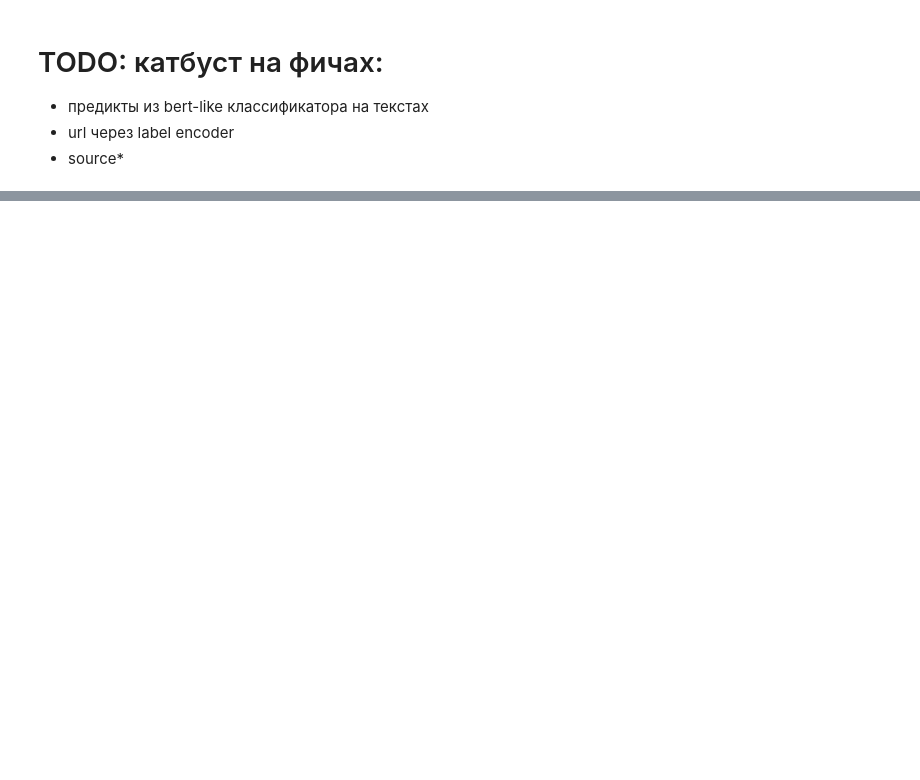
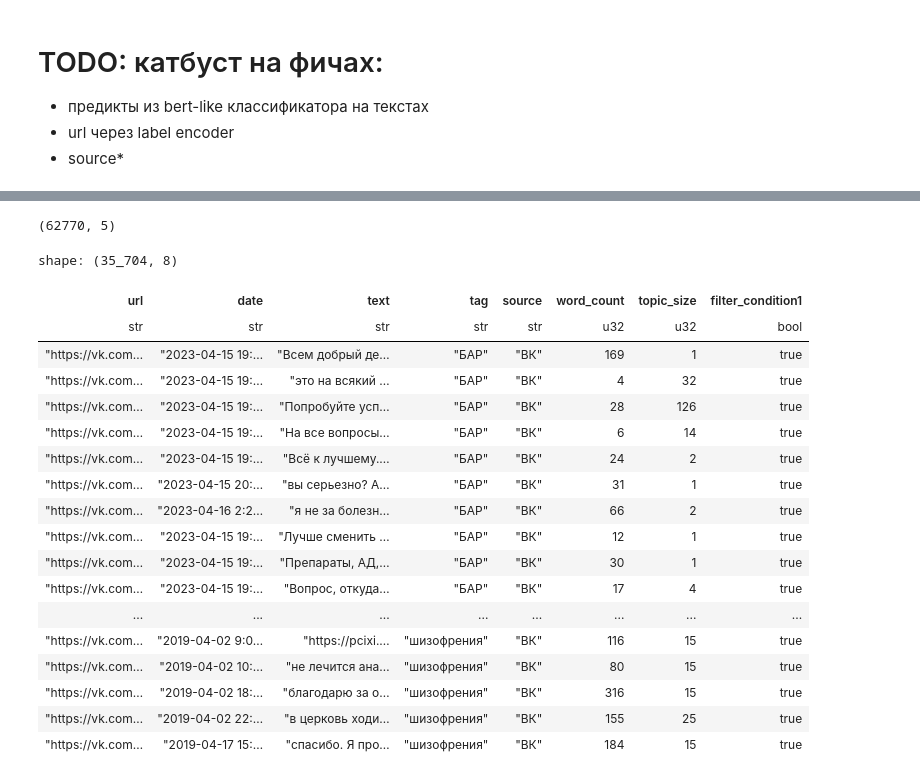
Before and after one commit to kisozinov/psycho-disorders-classification, a Jupyter notebook: eda.ipynb, the cells around one changed output, grey strips where cells are left out. Saved outputs shown, nothing was run; the diff lists cells and outputs as text; code cells hidden in the pictures; blank space fills up the shorter version.

```diff
--- a/eda.ipynb
+++ b/eda.ipynb
@@ -170,0 +175,3 @@ y_test.write_parquet("preprocessed/y_test.parquet")
+# %%
+data = pl.read_csv("raw/Data_Sources_csv.csv", separator=";")
+data.head(5)
@@ -170,0 +187,6 @@ y_test.write_parquet("preprocessed/y_test.parquet")
+# %%
+data = data.drop_nulls()
+data = data.filter(~pl.col("tag").is_in(["тревожное р-во/невроз", "тревожное р-во/депрессия", "паранойя"]))
+data.shape
+# %% [output]
+(62770, 5)
@@ -170,0 +198,46 @@ y_test.write_parquet("preprocessed/y_test.parquet")
+# %%
+data = data.with_columns((pl.col('text').str.split(' ').list.len()).alias('word_count'))
+topic_sizes = data.group_by("url").len().rename({"len": "topic_size"})
+data = data.join(
+    topic_sizes,
+    on=['url'],
+    how='left',
+)
+# %%
+# data = data.filter(((pl.col("topic_size") == 1) & (pl.col("word_count") < 20)))
+# data = data.filter((pl.col("topic_size") > 15) & (~pl.col("tag").is_in(["БАР", "шизофрения"])))
+filtered_data = data.with_columns(
+    pl.when(pl.col("tag").is_in(["тревожное р-во", "депрессия"]))
+    .then(pl.col("word_count") > 20)
+    .otherwise(True)
+    .alias("filter_condition1")
+).filter(pl.col("filter_condition1"))
+filtered_data.drop("filter_condition1")
+
+filtered_data = filtered_data.with_columns(
+    pl.when(pl.col("tag").is_in(["тревожное р-во", "депрессия"]))
+    .then(pl.col("topic_size") > 20)
+    .otherwise(True)
+    .alias("filter_condition2")
+).filter(pl.col("filter_condition2"))
+filtered_data.drop("filter_condition2")
+# %% [output]
+shape: (35_704, 8)
+| url | date | text | tag | source | word_count | topic_size | filter_condition1 |
+| str | str | str | str | str | u32 | u32 | bool |
+| "https://vk.com… | "2023-04-15 19:… | "Всем добрый де… | "БАР" | "ВК" | 169 | 1 | true |
+| "https://vk.com… | "2023-04-15 19:… | "это на всякий … | "БАР" | "ВК" | 4 | 32 | true |
+| "https://vk.com… | "2023-04-15 19:… | "Попробуйте усп… | "БАР" | "ВК" | 28 | 126 | true |
+| "https://vk.com… | "2023-04-15 19:… | "На все вопросы… | "БАР" | "ВК" | 6 | 14 | true |
+| "https://vk.com… | "2023-04-15 19:… | "Всё к лучшему.… | "БАР" | "ВК" | 24 | 2 | true |
+| "https://vk.com… | "2023-04-15 20:… | "вы серьезно? А… | "БАР" | "ВК" | 31 | 1 | true |
+| "https://vk.com… | "2023-04-16 2:2… | "я не за болезн… | "БАР" | "ВК" | 66 | 2 | true |
+| "https://vk.com… | "2023-04-15 19:… | "Лучше сменить … | "БАР" | "ВК" | 12 | 1 | true |
+| "https://vk.com… | "2023-04-15 19:… | "Препараты, АД,… | "БАР" | "ВК" | 30 | 1 | true |
+| "https://vk.com… | "2023-04-15 19:… | "Вопрос, откуда… | "БАР" | "ВК" | 17 | 4 | true |
+| ... | ... | ... | ... | ... | ... | ... | ... |
+| "https://vk.com… | "2019-04-02 9:0… | "https://pcixi.… | "шизофрения" | "ВК" | 116 | 15 | true |
+| "https://vk.com… | "2019-04-02 10:… | "не лечится ана… | "шизофрения" | "ВК" | 80 | 15 | true |
+| "https://vk.com… | "2019-04-02 18:… | "благодарю за о… | "шизофрения" | "ВК" | 316 | 15 | true |
+| "https://vk.com… | "2019-04-02 22:… | "в церковь ходи… | "шизофрения" | "ВК" | 155 | 25 | true |
+| "https://vk.com… | "2019-04-17 15:… | "спасибо. Я про… | "шизофрения" | "ВК" | 184 | 15 | true |
```
Also changed, not shown: parts of 14 cells of this notebook, 1 other file.
